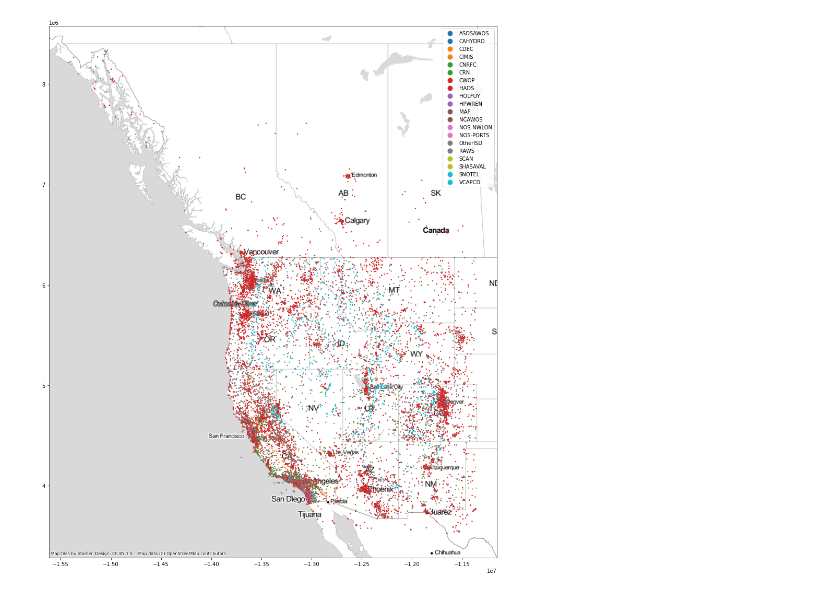
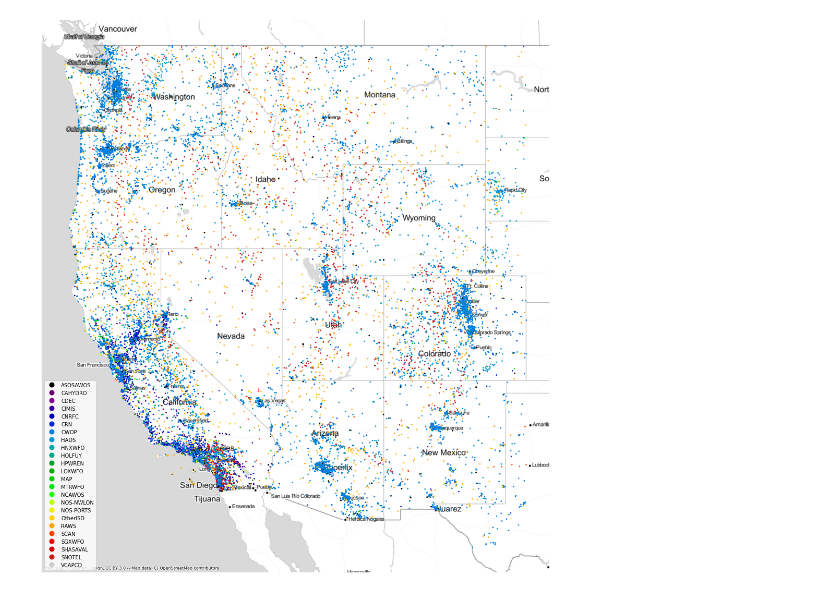
Before and after one commit to Eagle-Rock-Analytics/historical-obs-platform, a Jupyter notebook: test_platform/scripts/1_pull_data/stationvisualizer.ipynb, the cells around one changed output. Cells and saved outputs as stored; diff of their text form; code cells hidden in the pictures.

Commit message:
Updated maps to continental US

```diff
--- a/test_platform/scripts/1_pull_data/stationvisualizer.ipynb
+++ b/test_platform/scripts/1_pull_data/stationvisualizer.ipynb
@@ -342,32 +363,67 @@ def get_station_map(bucket_name, directory, update = False):
     # Format dates in datetime format (this gets lost in import).
     dffull['start-date'] = pd.to_datetime(dffull['start-date'], utc = True)
     dffull['end-date'] = pd.to_datetime(dffull['end-date'], utc = True)
 
     # Quality control.
     # Fix nas
     ## Filter out rows w/o start date
     subdf = dffull.loc[~dffull['start-date'].isnull()].copy()
     # Filter out rows without data between 1980 and now.
     subdf = subdf.loc[(subdf['start-date']<=datetime.utcnow().replace(tzinfo=timezone.utc)) & (subdf['end-date']>='1980-01-01')]
 
     # Make a geodataframe.
     gdf = gpd.GeoDataFrame(subdf, geometry=gpd.points_from_xy(subdf.longitude, subdf.latitude))
     gdf.set_crs(epsg=4326, inplace=True) # Set CRS
 
     # Project data to match base tiles.
     gdf_wm = gdf.to_crs(epsg=3857) # Web mercator
-    ax = gdf_wm.plot("network", figsize=(15, 15), alpha=1, markersize = 2, legend = True)
+
+    # Read in geometry of continental US.
+    us = gpd.read_file("tl_2021_us_state.shp")
+    # Remove territories, AK, HI
+    rem_list = ["HI", "AK", "MP", "GU", "AS", "PR", "VI"]
+    us = us.loc[us.STUSPS.isin(rem_list) == False]
+
+    # Use to clip stations
+    us = us.to_crs(epsg = 3857)
+    gdf_us = gdf_wm.clip(us)
+
+
+    # Version 1 - full map
+    ax = gdf_us.plot("network", figsize=(15, 15), alpha=1, markersize = 3, legend = True, cmap = 'nipy_spectral')
     cx.add_basemap(ax, source=cx.providers.Stamen.TonerLite)
+    ax.set_axis_off()
 
     # Save to AWS
     img_data = BytesIO()
     plt.savefig(img_data, format='png')
     img_data.seek(0)
 
     s3 = boto3.resource('s3')
     bucket = s3.Bucket(bucket_name)
     bucket.put_object(Body=img_data, ContentType='image/png', Key="1_raw_wx/station_map.png")
 
+    # Version 2
+    # If <100 stations, change to misc
+    # Sort stations by number of networks
+    #gdf_us['network_count'] = gdf_us.groupby('network')['network'].transform('count') # Add network count column.
+
+    # gdf_us.loc[gdf_us['network_count'] < 100, 'network'] = "Misc"
+
+    # # Plot
+    # ax = gdf_us.plot("network", figsize=(15, 15), alpha=1, markersize = 3, legend = True, cmap = 'nipy_spectral')
+    # cx.add_basemap(ax, source=cx.providers.Stamen.TonerLite)
+    # ax.set_axis_off()
+
+    # Save to AWS
+    # img_data = BytesIO()
+    # plt.savefig(img_data, format='png')
+    # img_data.seek(0)
+
+    # s3 = boto3.resource('s3')
+    # bucket = s3.Bucket(bucket_name)
+    # bucket.put_object(Body=img_data, ContentType='image/png', Key="1_raw_wx/station_map_min.png")
+
 get_station_map(bucket_name, directory, update = False)
 # %% [output]
-[figure, old version]
+[figure, new version]
```
Also changed, not shown: parts of 2 cells of this notebook.
